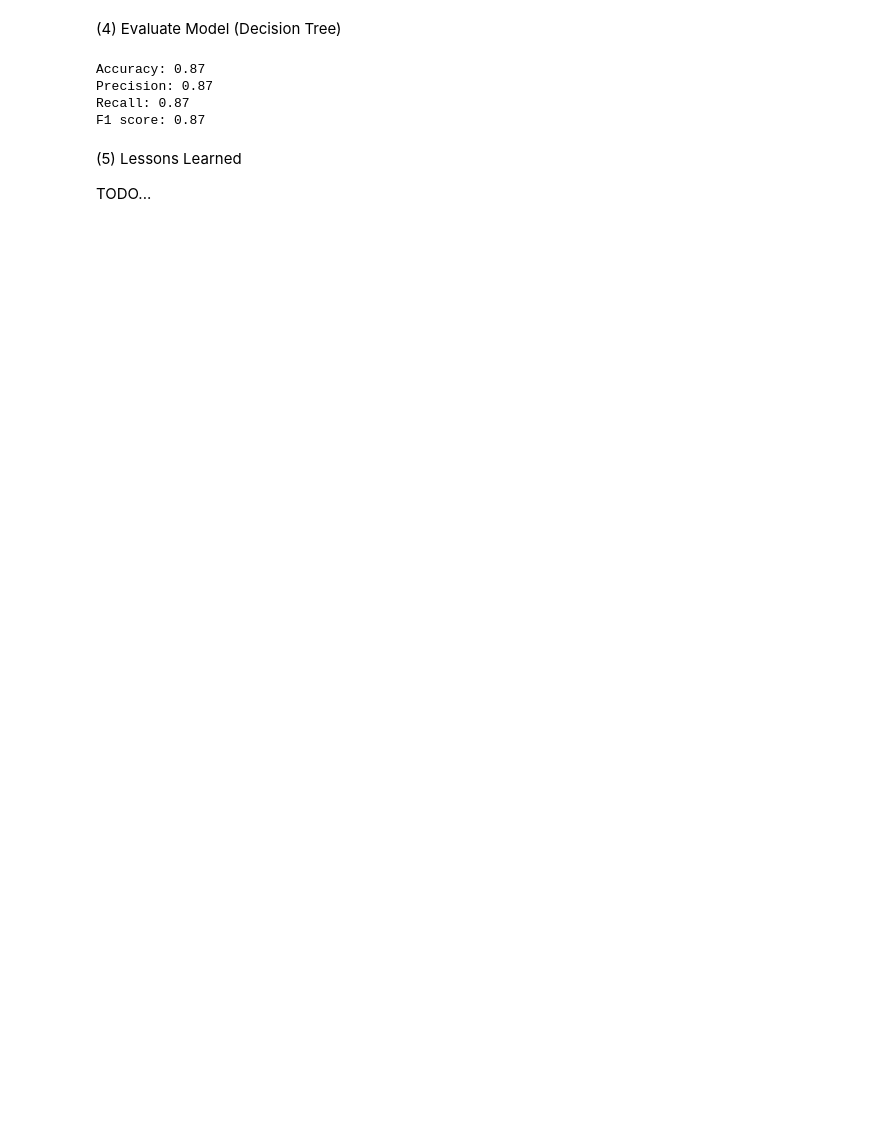
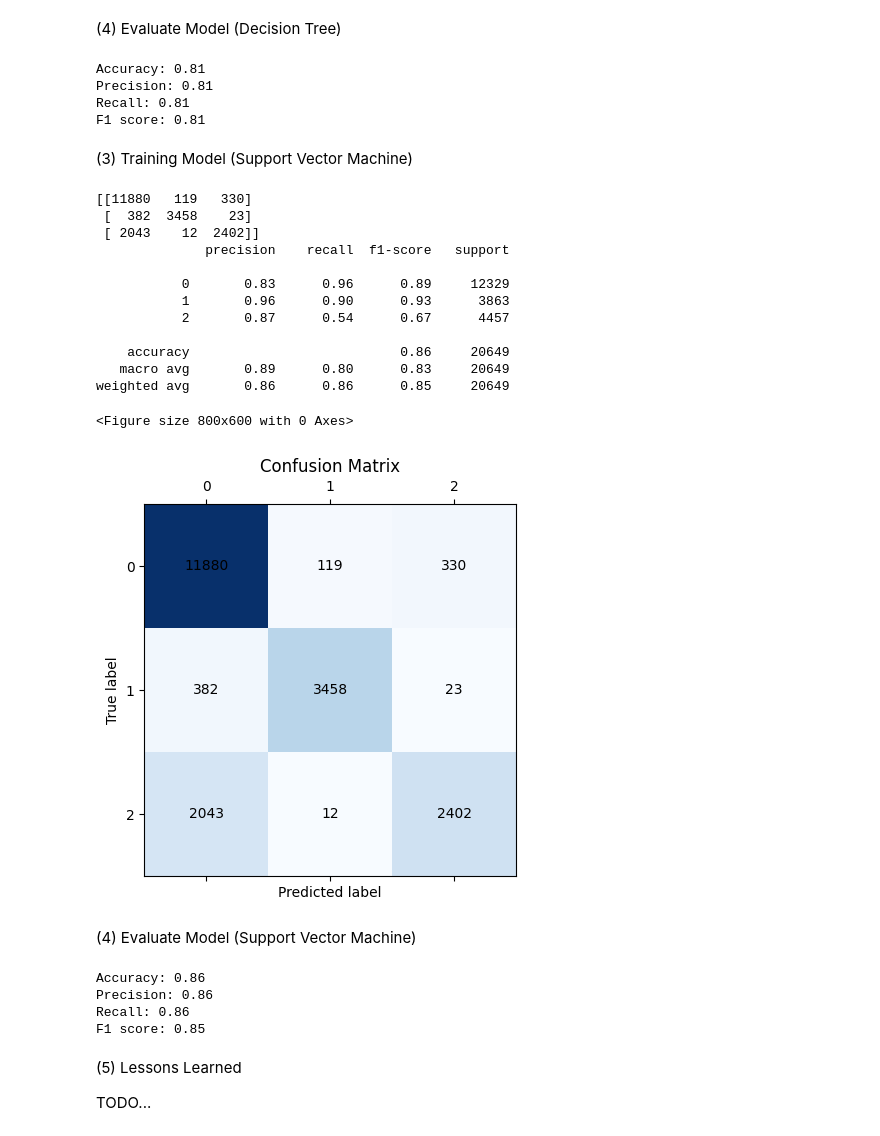
Before and after one commit to alexanderjoe/CS1164-FinalProject, a Jupyter notebook: FinalProject.ipynb, the cells around one changed output. Drawn from its saved outputs; the diff is of its cells as text; code cells hidden in the pictures; blank space fills up the shorter version.

Commit message:
Added Support Vector Machine

```diff
--- a/FinalProject.ipynb
+++ b/FinalProject.ipynb
@@ -252,4 +253,74 @@ weighted avg       0.87      0.87      0.87     30000
 (4) Evaluate Model (Decision Tree)
+# %%
+# evaluate the model
+from sklearn.metrics import accuracy_score, precision_score, recall_score, f1_score
+
+# Accuracy
+accuracy = accuracy_score(y_test, predictions)
+print('Accuracy: %.2f' % accuracy)
+
+# Precision
+precision = precision_score(y_test, predictions, average='weighted')
+print('Precision: %.2f' % precision)
+
+# Recall
+recall = recall_score(y_test, predictions, average='weighted')
+print('Recall: %.2f' % recall)
+
+# F1
+f1 = f1_score(y_test, predictions, average='weighted')
+print('F1 score: %.2f' % f1)
+# %% [output]
+Accuracy: 0.81
+Precision: 0.81
+Recall: 0.81
+F1 score: 0.81
+# %% [markdown]
+(3) Training Model (Support Vector Machine)
+# %%
+# support vector machine
+from sklearn import svm
+# Train the model
+clf = svm.SVC()
+clf.fit(X_train, y_train)
+
+# Predictions
+predictions = clf.predict(X_test)
+
+# Evaluate the model
+print(confusion_matrix(y_test, predictions))
+print(classification_report(y_test, predictions))
+
+# Plot the confusion matrix
+plt.figure(figsize=(8,6))
+cm = confusion_matrix(y_test, predictions)
+plt.matshow(cm, cmap='Blues')
+
+for i in range(cm.shape[0]):
+    for j in range(cm.shape[1]):
+        plt.text(x=j, y=i, s=cm[i, j], va='center', ha='center')
+
+plt.xlabel('Predicted label')
+plt.ylabel('True label')
+plt.title('Confusion Matrix')
+plt.show()
+# %% [output]
+[[11880   119   330]
+ [  382  3458    23]
+ [ 2043    12  2402]]
+              precision    recall  f1-score   support
+
+           0       0.83      0.96      0.89     12329
+           1       0.96      0.90      0.93      3863
+           2       0.87      0.54      0.67      4457
+
+    accuracy                           0.86     20649
+   macro avg       0.89      0.80      0.83     20649
+weighted avg       0.86      0.86      0.85     20649
+<Figure size 800x600 with 0 Axes>
+[figure, added]
+# %% [markdown]
+(4) Evaluate Model (Support Vector Machine)
 # %%
 # evaluate the model
 from sklearn.metrics import accuracy_score, precision_score, recall_score, f1_score
@@ -270,10 +341,10 @@ print('Recall: %.2f' % recall)
 f1 = f1_score(y_test, predictions, average='weighted')
 print('F1 score: %.2f' % f1)
 # %% [output]
-Accuracy: 0.87
-Precision: 0.87
-Recall: 0.87
-F1 score: 0.87
+Accuracy: 0.86
+Precision: 0.86
+Recall: 0.86
+F1 score: 0.85
 # %% [markdown]
 (5) Lessons Learned
 
```
Also changed, not shown: parts of 7 cells of this notebook.
